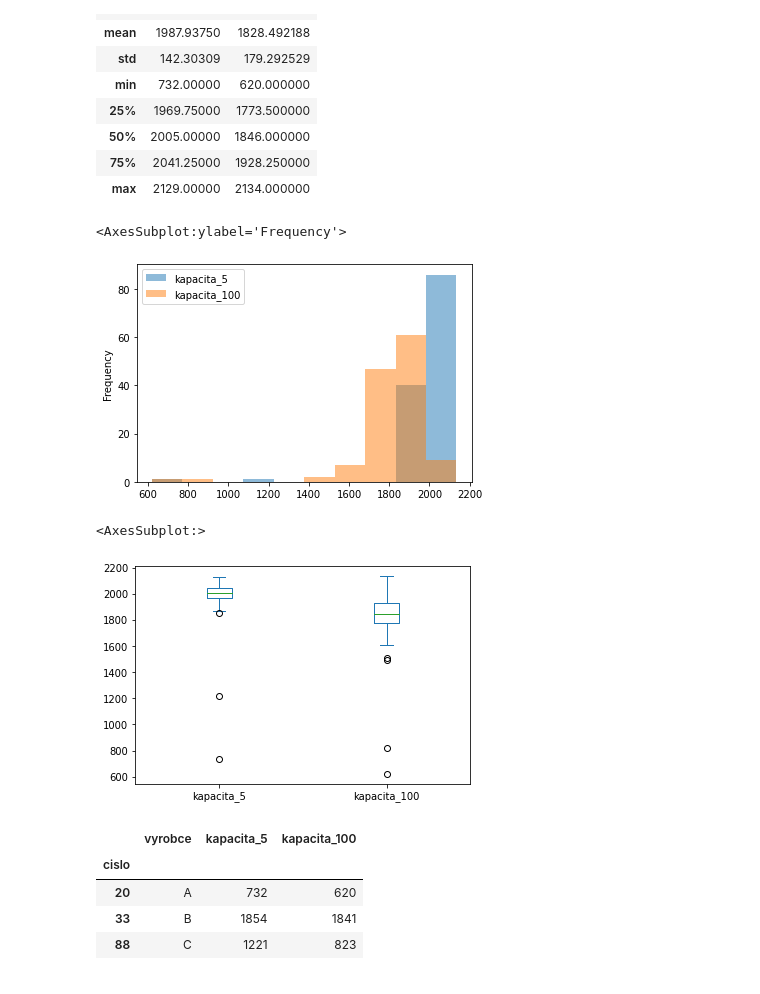
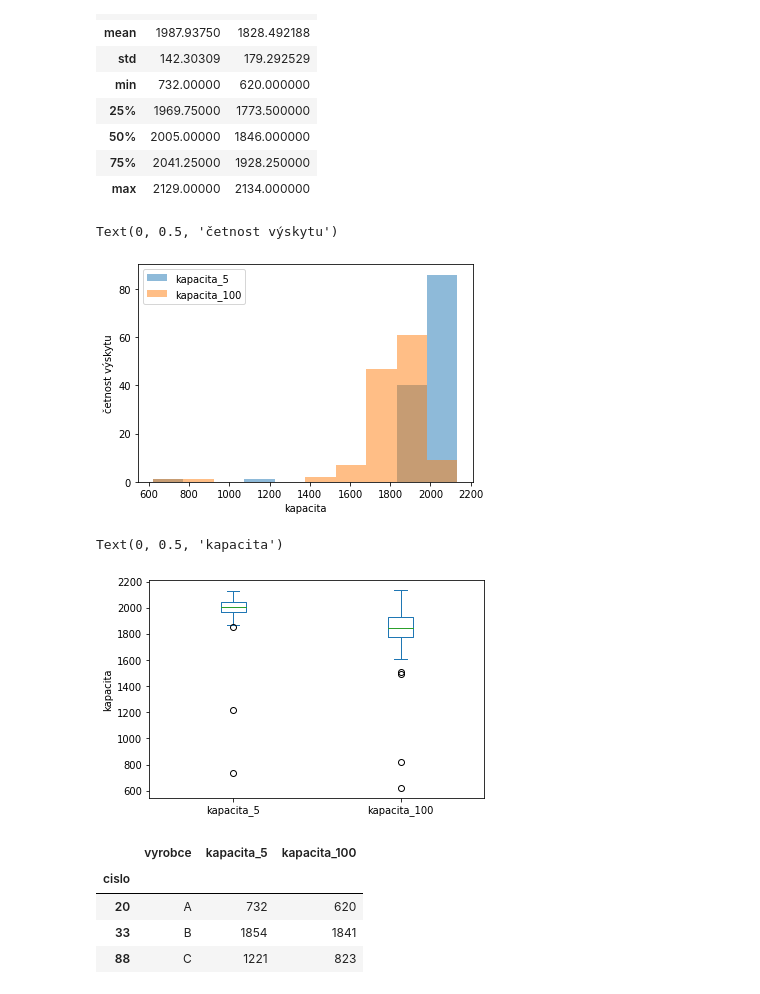
Before and after one commit to ea542/Statistika-I, a Jupyter notebook: EDA_aku/EDA_HT_aku.ipynb, the cells around one changed output. Saved outputs shown, nothing was run; the diff lists cells and outputs as text; code cells hidden in the pictures.

```diff
--- a/EDA_aku/EDA_HT_aku.ipynb
+++ b/EDA_aku/EDA_HT_aku.ipynb
@@ -42,4 +48,5 @@ dtype('O')
 # sloupec lze převést na typ Category
 aku['vyrobce']=aku['vyrobce'].astype('category')
 # pro data typu Category můžeme zvolit vlastní pořadí kategorií (hodnot)
-aku['vyrobce'].cat.reorder_categories(['C', 'B', 'A', 'D'])
+aku['vyrobce']=aku['vyrobce'].cat.as_ordered()
+aku['vyrobce']=aku['vyrobce'].cat.reorder_categories(['C', 'B', 'A', 'D'])
@@ -101,13 +112,16 @@ aku.describe()
 # %%
 # histogramy
 aku.plot.hist(alpha=0.5)
+plt.xlabel("kapacita")
+plt.ylabel("četnost výskytu")
 # %% [output]
-<AxesSubplot:ylabel='Frequency'>
+Text(0, 0.5, 'četnost výskytu')
-[figure, old version]
+[figure, new version]
 # %%
 # krabicové grafy
 aku.plot.box()
+plt.ylabel("kapacita")
 # %% [output]
-<AxesSubplot:>
+Text(0, 0.5, 'kapacita')
-[figure, old version]
+[figure, new version]
 # %%
```
Also changed, not shown: parts of 47 cells of this notebook.
